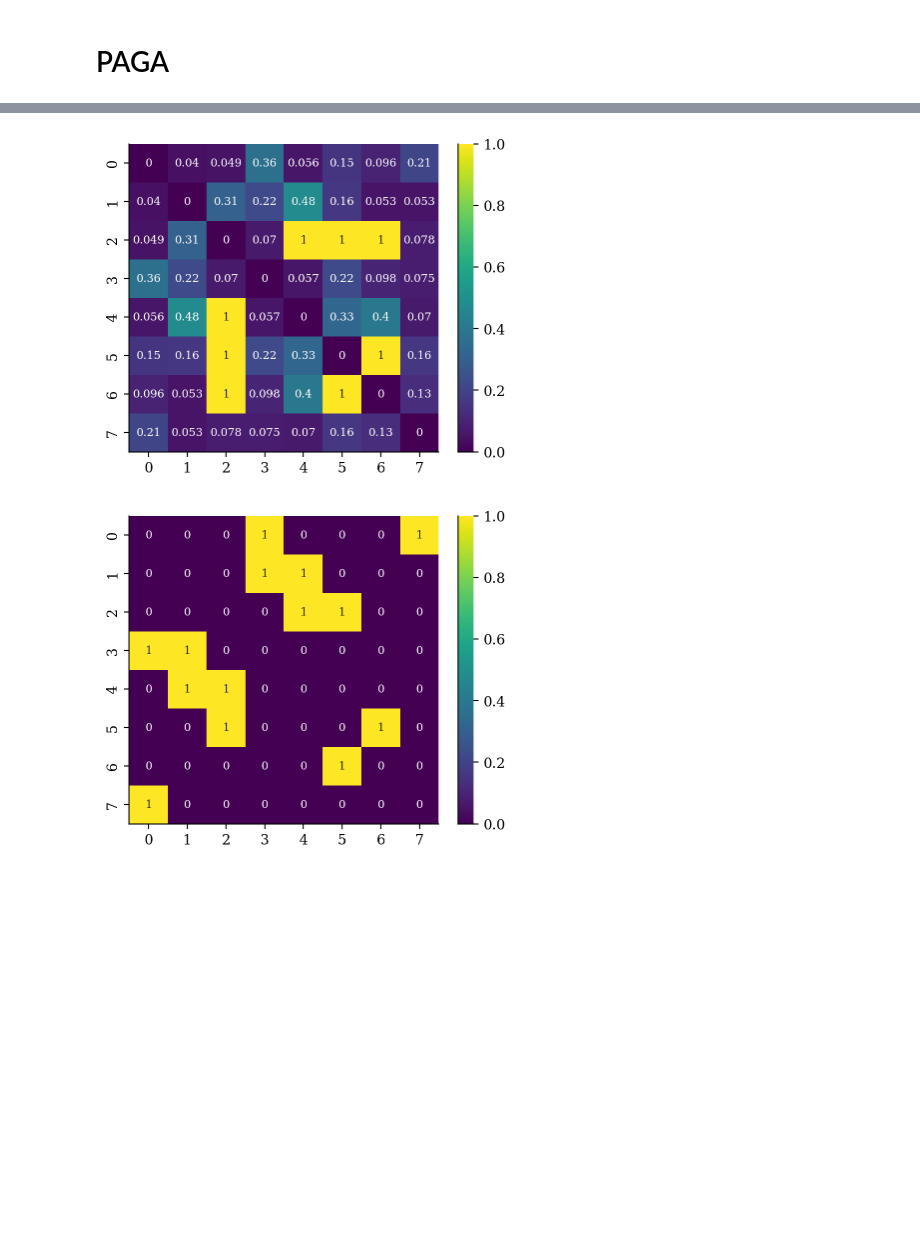
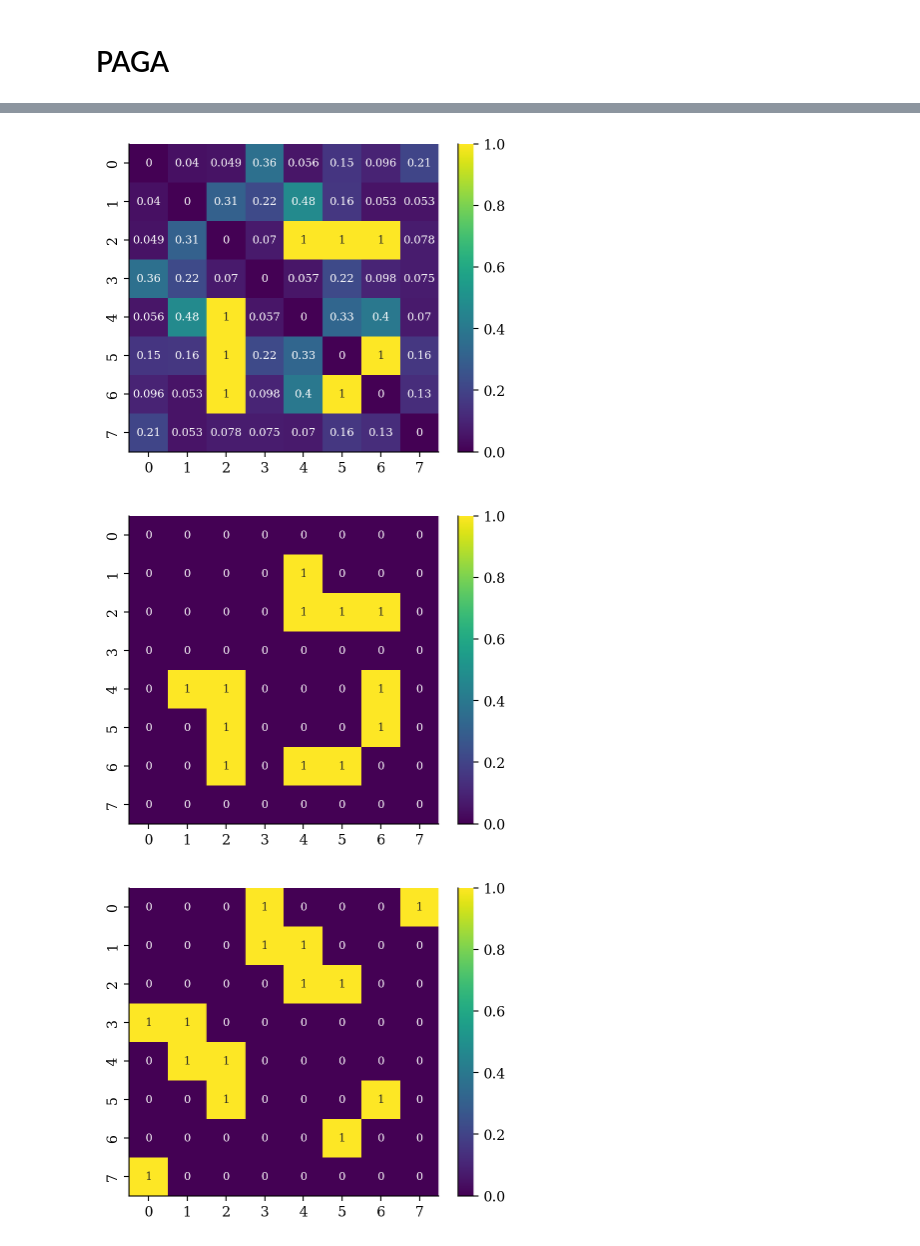
Before and after one commit to theislab/sctram, a Jupyter notebook: reproducibility/modules/module_evaluate/example_operations_adjacency.ipynb, the cells around one changed output, grey strips where cells are left out. Drawn from its saved outputs; the diff is of its cells as text; code cells hidden in the pictures; blank space fills up the shorter version.

Commit message:
adjacency matrix revisited

```diff
--- a/reproducibility/modules/module_evaluate/example_operations_adjacency.ipynb
+++ b/reproducibility/modules/module_evaluate/example_operations_adjacency.ipynb
@@ -104,26 +104,26 @@ adjacency_evaluation = AdjacencyMatrixEvaluation(
     method_params = dict(
         metrics = [
             "frobenius",
-            "L1",
+            "l1_norm",
             "accuracy",
             "graph_edit_distance",
             "spectral_distance",
-            "jaccard",
-            "hamming",
+            "jaccard_similarity",
+            "hamming_distance",
             "precision",
             "recall",
             "f1_score",
+            "permutation_marginalized_ssim",
             "mantel_correlation",
-            "ssim",
-            "avg_shortest_path_diff",
-            "degree_emd",
+            "average_shortest_path_difference",
+            "laplacian_spectral_emd",
             "clustering_coeff_diff",
-            "graphlet_degree_vector",
+            "gdv_similarity",
             "weisfeiler_lehman_distance",
-            "gnn_embedding_distance",
-            "persistence_diagram_distance",
+            "gin_gnn_similarity",
             "maximum_common_subgraph_distance",
             "random_walk_kernel_distance",
+            "persistence_diagram_distance",
         ]
     )
 )
@@ -160,15 +167,22 @@ finally:
 # %%
 plt.figure(figsize=(5, 4))
 sns.heatmap(adjacency_evaluation.prepared_after_subset_inferred, cmap='viridis', annot=True, annot_kws={"fontsize": 8})
 sns.despine()
 plt.show()
+
+plt.figure(figsize=(5, 4))
+sns.heatmap(adjacency_evaluation.prepared_after_subset_inferred>0.4, cmap='viridis', annot=True, annot_kws={"fontsize": 8})
+sns.despine()
+plt.show()
+
 plt.figure(figsize=(5, 4))
 sns.heatmap(adjacency_evaluation.prepared_after_subset_given, cmap='viridis', annot=True, annot_kws={"fontsize": 8})
 sns.despine()
 plt.show()
 # %% [output]
 [figure]
-[figure, old version]
+[figure, new version]
+[figure, added]
 # %%
 adjacency_evaluation.get_result()
 # %% [output]
```
Also changed, not shown: parts of 6 cells of this notebook, 13 other files.
